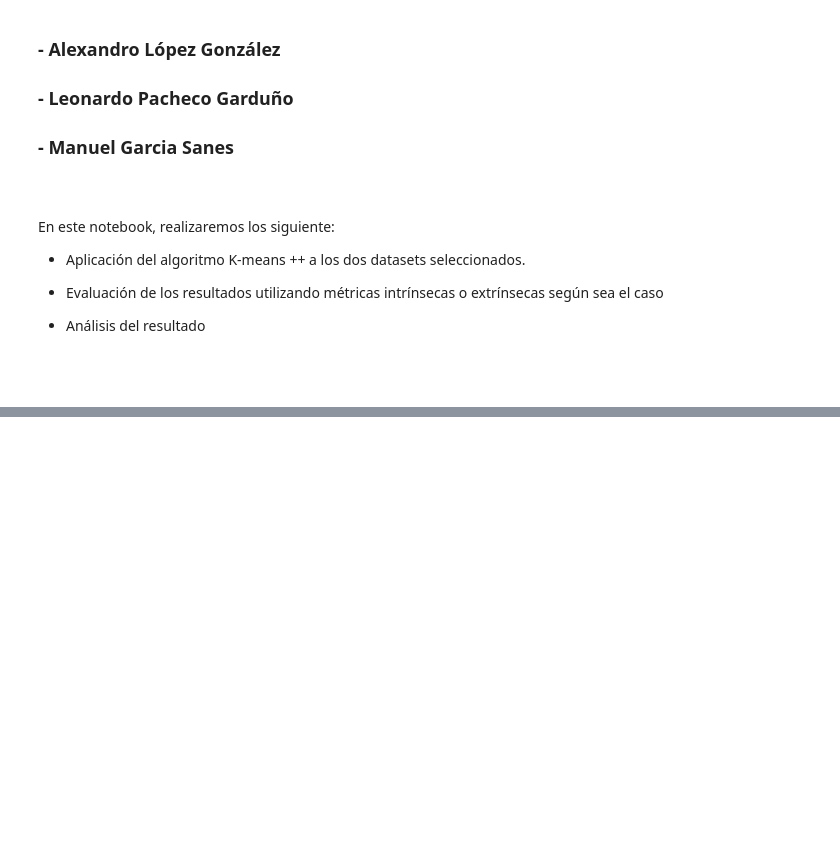
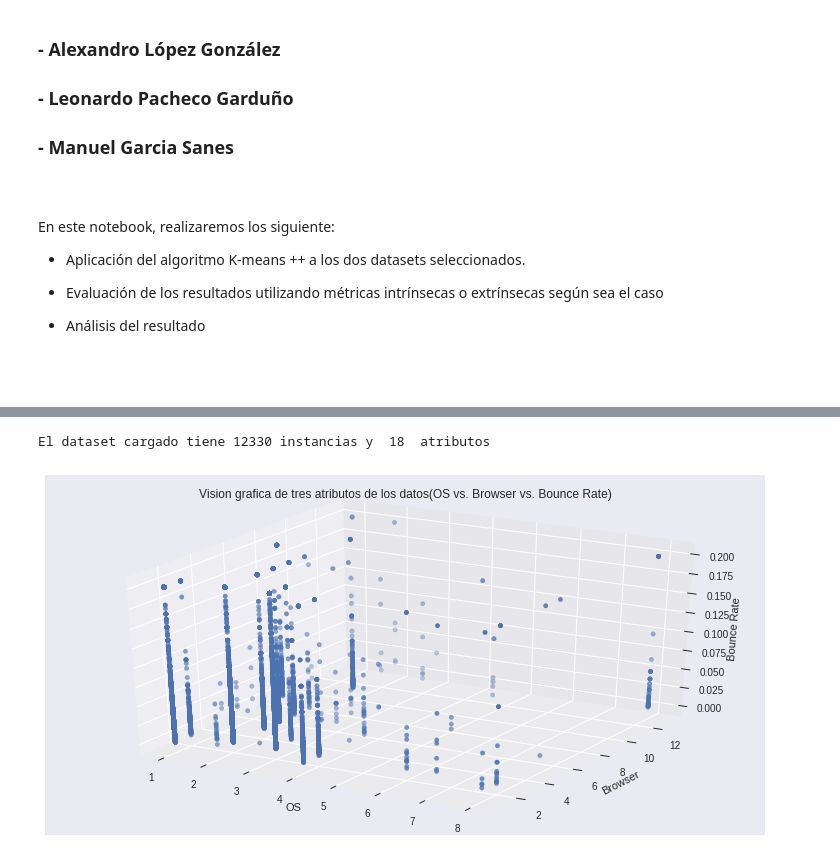
Before and after one commit to pachecoleonardo/metodosdeagrupamiento_nosupervisado, a Jupyter notebook: 01_particiones_kmeanspp.ipynb, the cells around one changed output, grey strips where cells are left out. Drawn from its saved outputs; the diff is of its cells as text; code cells hidden in the pictures; blank space fills up the shorter version.

```diff
--- a/01_particiones_kmeanspp.ipynb
+++ b/01_particiones_kmeanspp.ipynb
@@ -66,0 +260,50 @@ Una vez elegida aleatoriamente una instancia como primer centro, procedemos a mu
+# %%
+np.random.seed(31) # Fijamos una semilla para asegurar la reproducibilidad de la práctica
+
+#Cargamos los datos
+data_file_url = 'https://archive.ics.uci.edu/ml/machine-learning-databases/00468/online_shoppers_intention.csv'
+
+#Mezclamos
+D = np.array(pd.read_csv(data_file_url, header=0))
+Dx = D[ np.random.choice(np.arange(D.shape[0]), D.shape[0], replace=False) ,:]
+
+
+
+
+# Mapear valores de texto a numeros. Columna 10 (month). Jan=1, Feb=2,...
+for month,num in zip(['Jan', 'Feb', 'Mar' , 'Apr', 'May', 'June', 'Jul', 'Aug', 'Sep', 'Oct', 'Nov', 'Dec'],range(12)):
+    Dx[Dx[:,10]==month,10]=num
+
+# Mapear valores de texto a numeros. Columna 15 (Vistor_type). New_Visitor=1, Returning_Visitor=2,Other=3
+Dx[Dx[:,15]=='New_Visitor',15]=1
+Dx[Dx[:,15]=='Returning_Visitor',15]=2
+Dx[Dx[:,15]=='Other',15]=3
+
+
+# Mapear valores de texto a numeros. Columna 16 (wekend).
+for valor,num in zip([False, True],range(2)):
+    Dx[Dx[:,16]==valor,16]=num
+
+# Mapear valores de texto a numeros. Columna 17 (revenuw).
+for valor,num in zip([False, True],range(2)):
+    Dx[Dx[:,17]==valor,17]=num
+
+
+
+
+#Mostrar graficamente los datos (solo 3 atributos)
+fig = plt.figure(figsize=(10,5))
+ax = Axes3D(fig)
+ax.scatter(Dx[:, 11], Dx[:, 12], Dx[:, 7])
+ax.set_xlabel("OS")
+ax.set_ylabel("Browser")
+ax.set_zlabel("Bounce Rate")
+ax.set_title("Vision grafica de tres atributos de los datos(OS vs. Browser vs. Bounce Rate)")
+
+
+
+
+print('El dataset cargado tiene',Dx.shape[0],'instancias y ', Dx.shape[1], ' atributos')
+# %% [output]
+El dataset cargado tiene 12330 instancias y  18  atributos
+[figure, added]
```
Also changed, not shown: parts of 22 cells of this notebook.
